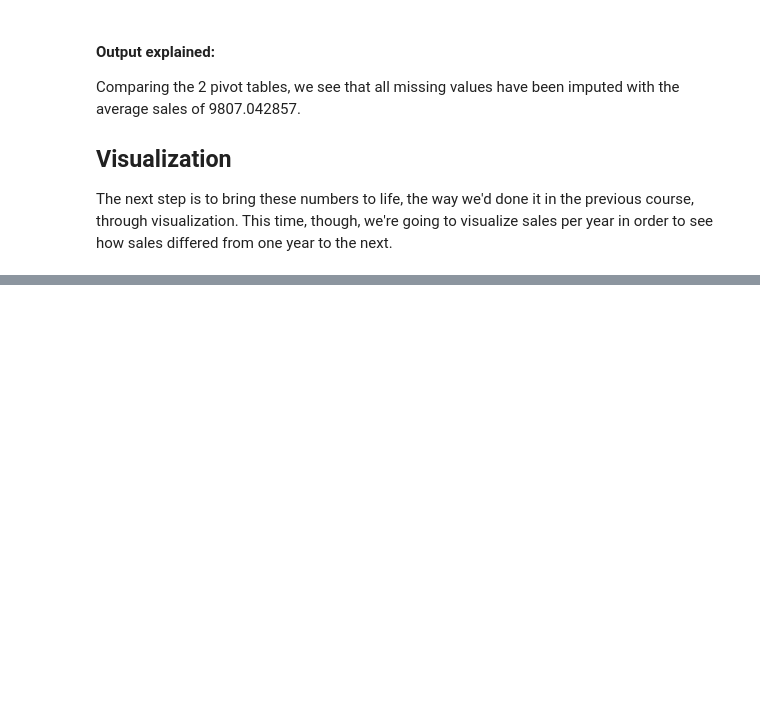
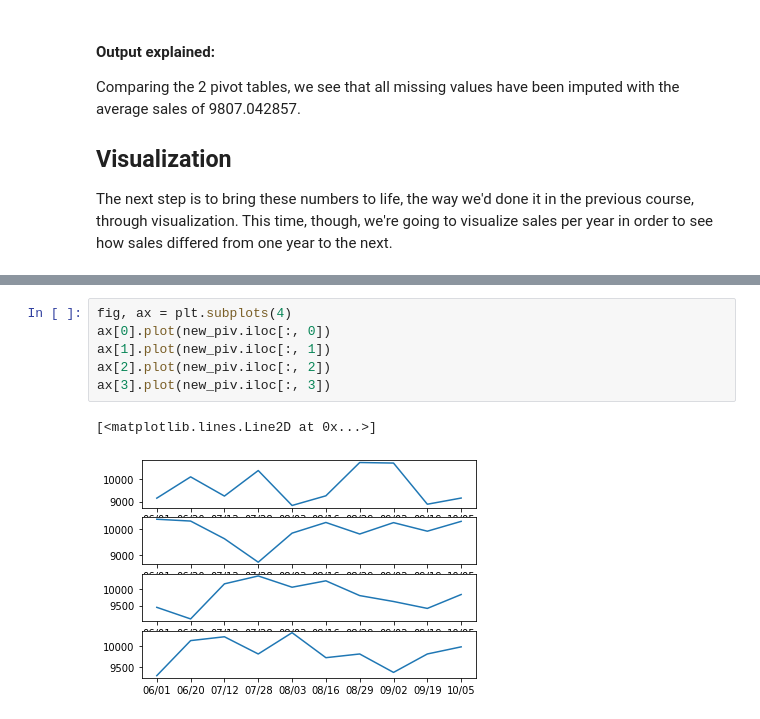
Before and after one commit to IshanaRaina/pandas-labs, a Jupyter notebook: adult_pandas.ipynb, the cells around one changed output, grey strips where cells are left out. Cells and saved outputs as stored; diff of their text form; blank space fills up the shorter version.

Commit message:
add visualization and presentation

```diff
--- a/adult_pandas.ipynb
+++ b/adult_pandas.ipynb
@@ -195,0 +242,9 @@ The best way to present the sales data would be to retain the yearly sales but t
+# %%
+fig, ax = plt.subplots(4)
+ax[0].plot(new_piv.iloc[:, 0])
+ax[1].plot(new_piv.iloc[:, 1])
+ax[2].plot(new_piv.iloc[:, 2])
+ax[3].plot(new_piv.iloc[:, 3])
+# %% [output]
+[<matplotlib.lines.Line2D at 0x...>]
+[figure, added]
```
Also changed, not shown: parts of 13 cells of this notebook.
